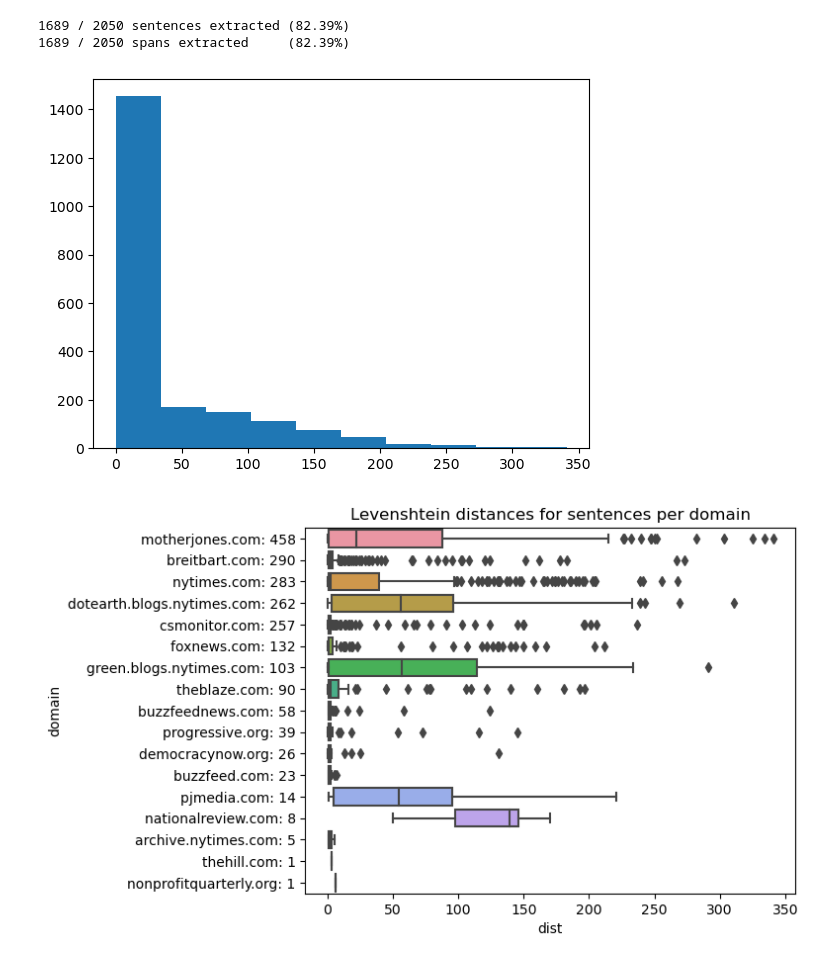
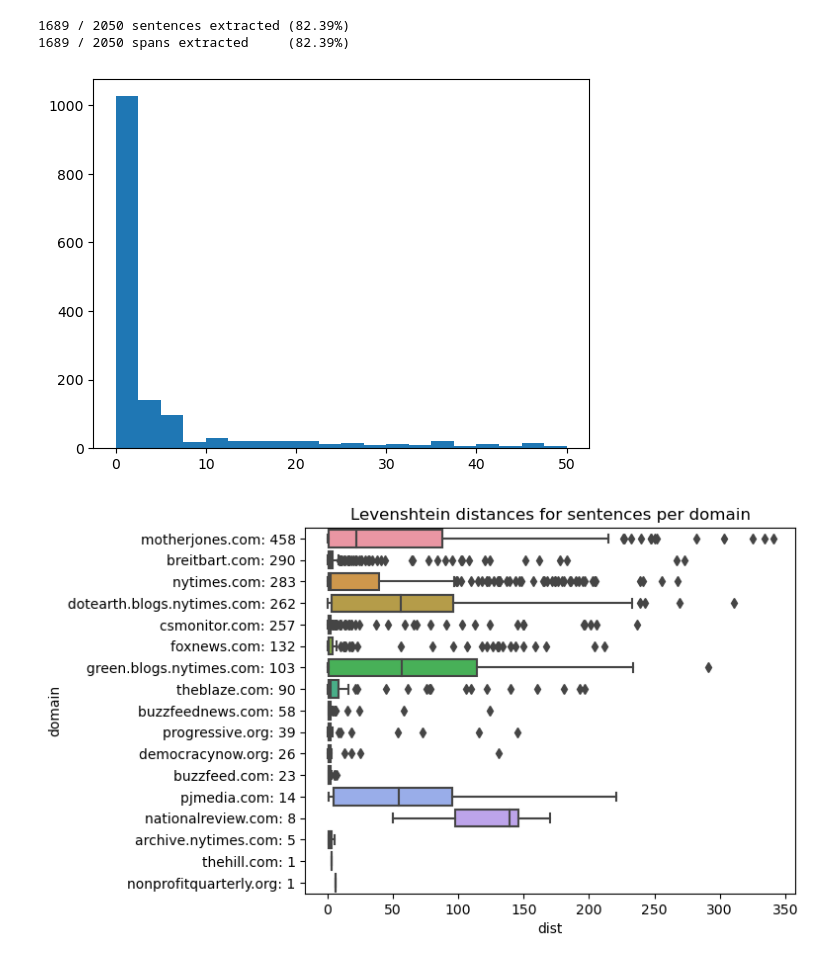
Before and after one commit to rldekkers/thesis-msc-data-science, a Jupyter notebook: 1_data_augmentation.ipynb, the cells around one changed output. Drawn from its saved outputs; the diff is of its cells as text; code cells hidden in the pictures.

```diff
--- a/1_data_augmentation.ipynb
+++ b/1_data_augmentation.ipynb
@@ -685,9 +685,9 @@ print(f"{n_span_extra} / {len(articles)} spans extracted     ({n_span_extra / le
 1689 / 2050 spans extracted     (82.39%)
 # %%
 articles['dist'] = articles.progress_apply(lambda row: Levenshtein.distance(row['sentence'], row['extr_span']), axis=1)
-plt.hist(articles['dist']);
+plt.hist(articles['dist'], bins=20, range=(0,50));
 # %% [output]
-[figure, old version]
+[figure, new version]
 # %%
 ax = sns.boxplot(data=articles,
                  x='dist',
```
Also changed, not shown: 2 other files.
